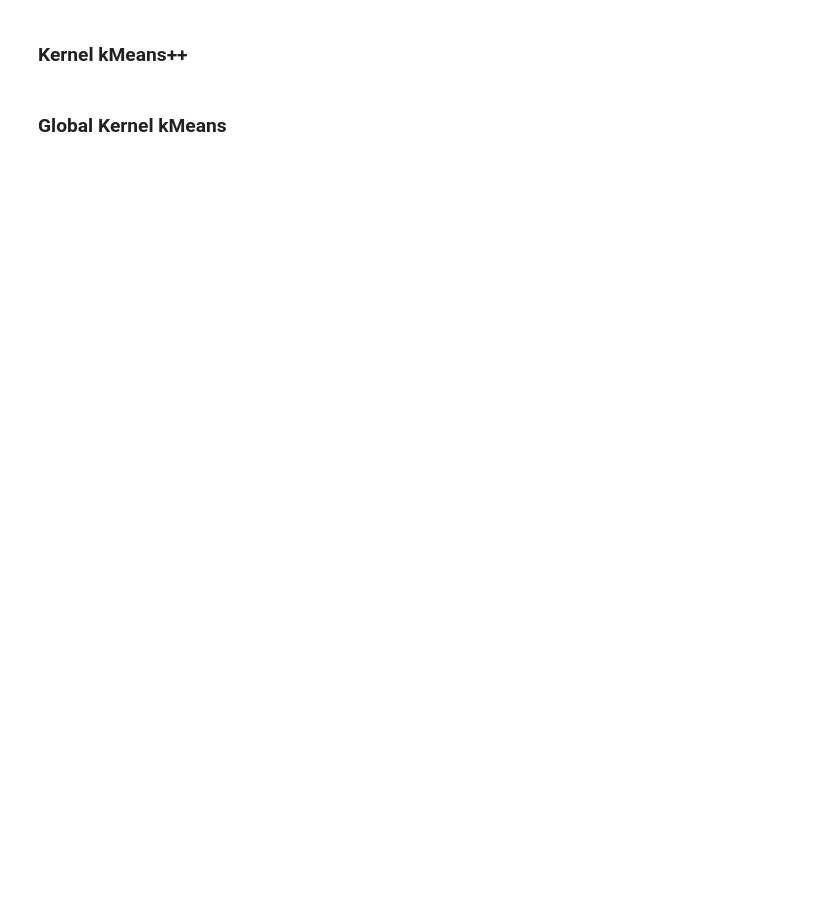
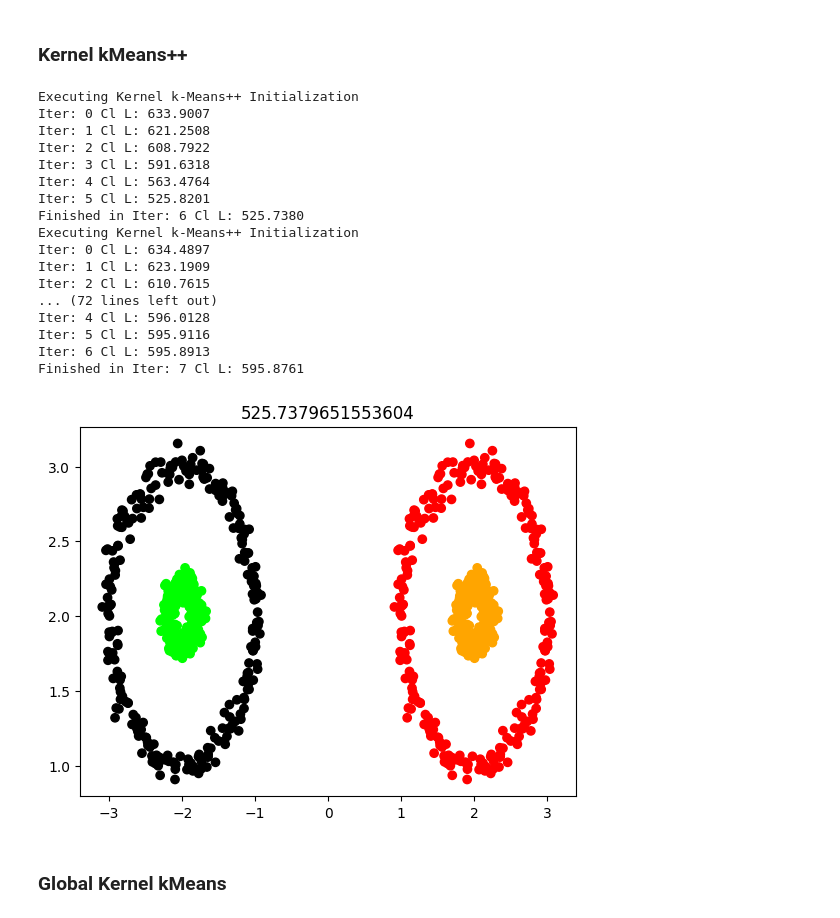
Before and after one commit to gvardakas/global-kernel-k-means-pp, a Jupyter notebook: Kernel k-means.ipynb, the cells around one changed output. Saved outputs shown, nothing was run; the diff lists cells and outputs as text; code cells hidden in the pictures; blank space fills up the shorter version.

Commit message:
Update Kernel k-means.ipynb
Adjust ipynb to latest changes

```diff
--- a/Kernel k-means.ipynb
+++ b/Kernel k-means.ipynb
@@ -50,10 +64,29 @@ plt.show()
 # %% [markdown]
 ### Kernel kMeans++
 # %%
-kernelKMeans =  KernelKMeans()
-min_total_error, best_partition = kernelKMeans.kernel_kmeans(X, K, kernel_matrix, n_init=10, method='k-means++')
-plt.scatter(X[:, 0], X[:, 1], c=best_partition, cmap=ListedColormap(colors))
-plt.title(min_total_error)
+kernelKMeans = KernelKMeans(n_clusters=K, kernel_matrix=kernel_matrix, n_init=10, init='k-means++')
+kernelKMeans.fit(X)
+plt.scatter(X[:, 0], X[:, 1], c=kernelKMeans.labels_, cmap=ListedColormap(colors))
+plt.title(kernelKMeans.inertia_)
 plt.show()
+# %% [output]
+Executing Kernel k-Means++ Initialization
+Iter: 0 Cl L: 633.9007
+Iter: 1 Cl L: 621.2508
+Iter: 2 Cl L: 608.7922
+Iter: 3 Cl L: 591.6318
+Iter: 4 Cl L: 563.4764
+Iter: 5 Cl L: 525.8201
+Finished in Iter: 6 Cl L: 525.7380
+Executing Kernel k-Means++ Initialization
+Iter: 0 Cl L: 634.4897
+Iter: 1 Cl L: 623.1909
+Iter: 2 Cl L: 610.7615
+... (72 lines left out)
+Iter: 4 Cl L: 596.0128
+Iter: 5 Cl L: 595.9116
+Iter: 6 Cl L: 595.8913
+Finished in Iter: 7 Cl L: 595.8761
+[figure, added]
 # %% [markdown]
 ### Global Kernel kMeans
```
Also changed, not shown: parts of 6 cells of this notebook.
